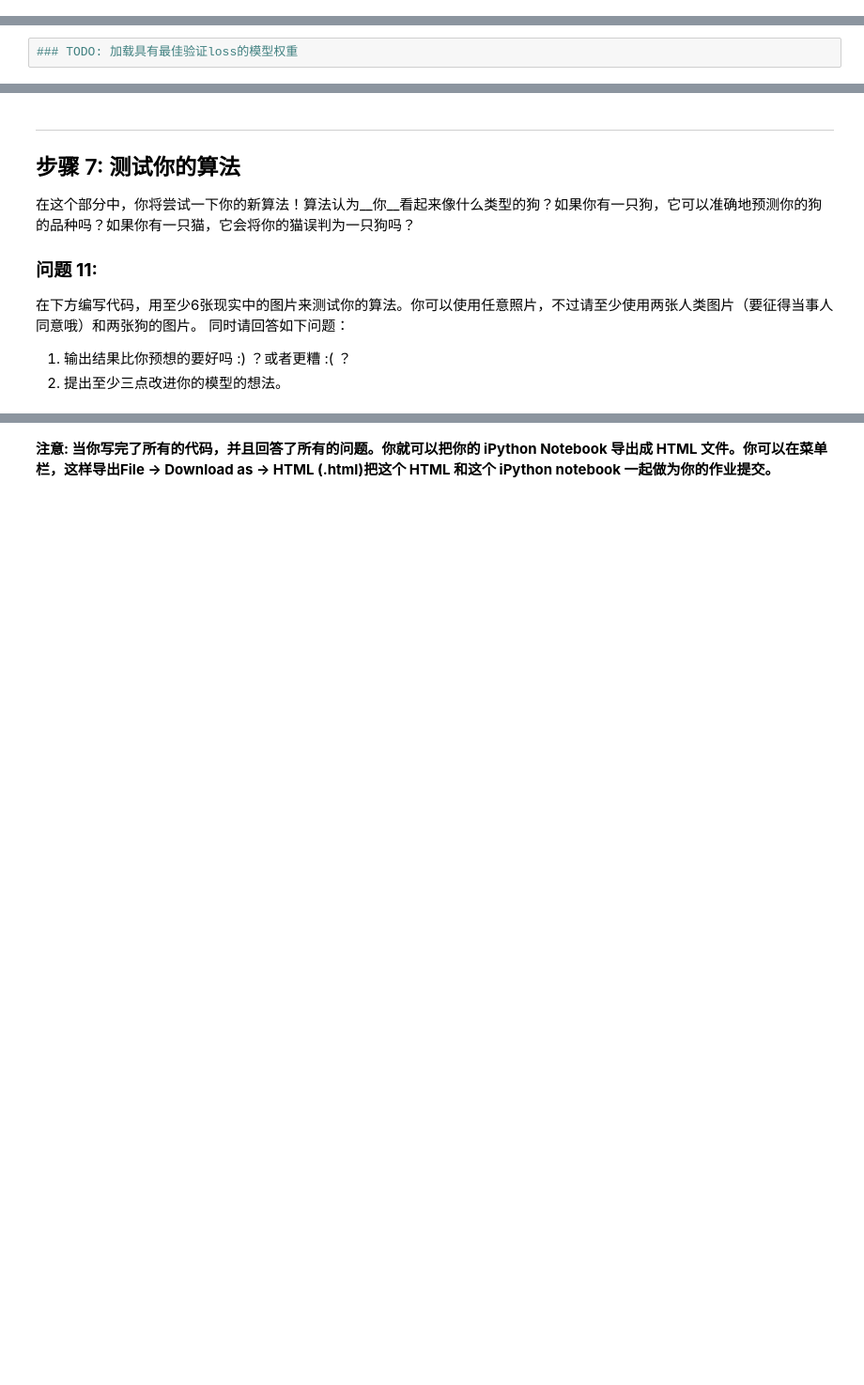
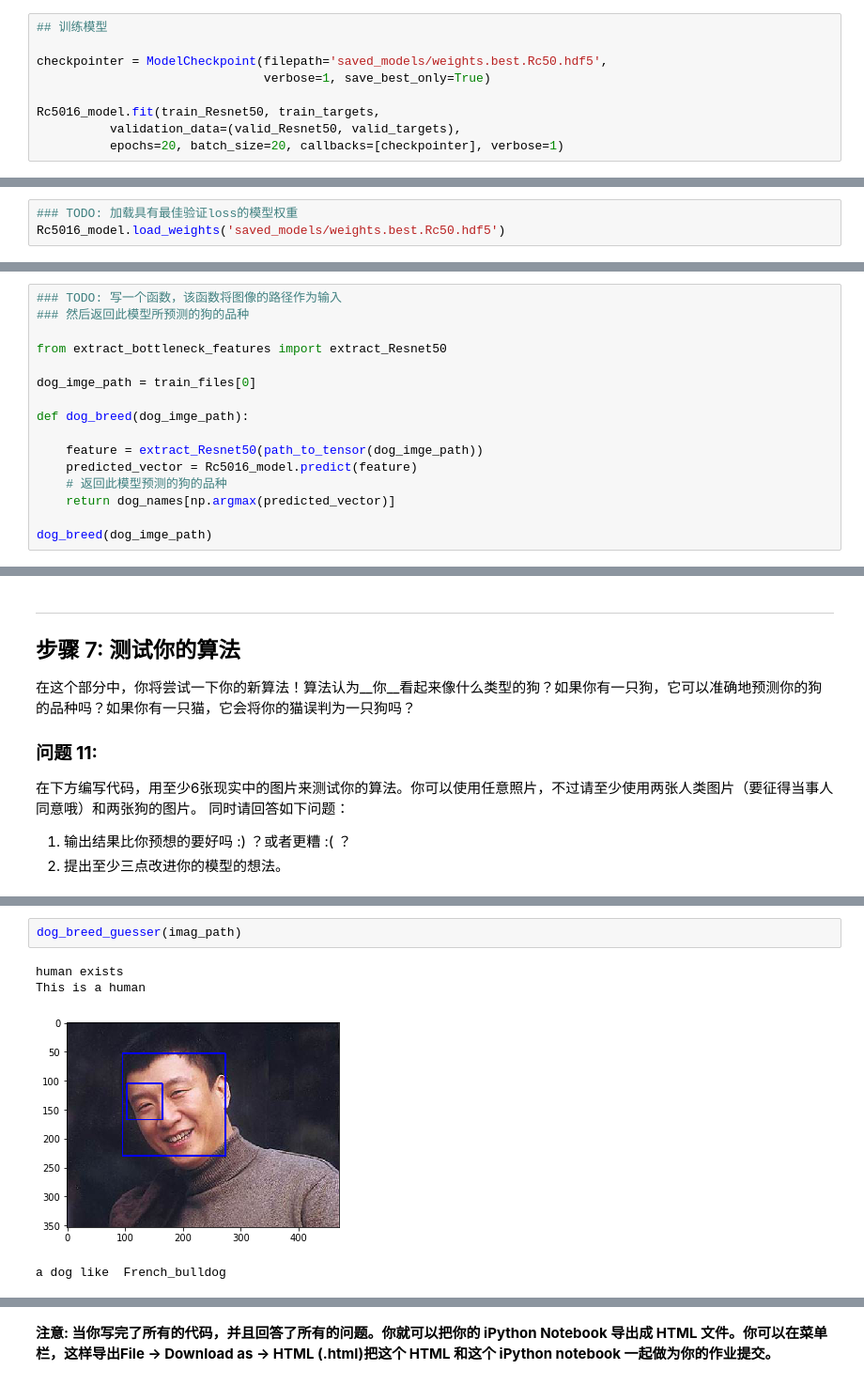
Before and after one commit to justlittle/dog_project, a Jupyter notebook: dog_app.ipynb, the cells around one changed output, grey strips where cells are left out. Shown at 94% size. Drawn from its saved outputs; the diff is of its cells as text; blank space fills up the shorter version.

```diff
--- a/dog_app.ipynb
+++ b/dog_app.ipynb
@@ -571,0 +729,9 @@ __回答:__
+# %%
+## 训练模型
+
+checkpointer = ModelCheckpoint(filepath='saved_models/weights.best.Rc50.hdf5',
+                               verbose=1, save_best_only=True)
+
+Rc5016_model.fit(train_Resnet50, train_targets,
+          validation_data=(valid_Resnet50, valid_targets),
+          epochs=20, batch_size=20, callbacks=[checkpointer], verbose=1)
@@ -572,5 +757,6 @@ __回答:__
 # %%
 ### TODO: 加载具有最佳验证loss的模型权重
+Rc5016_model.load_weights('saved_models/weights.best.Rc50.hdf5')
 # %% [markdown]
 ---
 
@@ -609,0 +800,16 @@ __回答:__
+# %%
+### TODO: 写一个函数，该函数将图像的路径作为输入
+### 然后返回此模型所预测的狗的品种
+
+from extract_bottleneck_features import extract_Resnet50
+
+dog_imge_path = train_files[0]
+
+def dog_breed(dog_imge_path):
+
+    feature = extract_Resnet50(path_to_tensor(dog_imge_path))
+    predicted_vector = Rc5016_model.predict(feature)
+    # 返回此模型预测的狗的品种
+    return dog_names[np.argmax(predicted_vector)]
+
+dog_breed(dog_imge_path)
@@ -662,0 +936,7 @@ __回答:__
+# %%
+dog_breed_guesser(imag_path)
+# %% [output]
+human exists
+This is a human
+[figure, added]
+a dog like  French_bulldog
```
Also changed, not shown: parts of 49 cells of this notebook, 7 other files.
